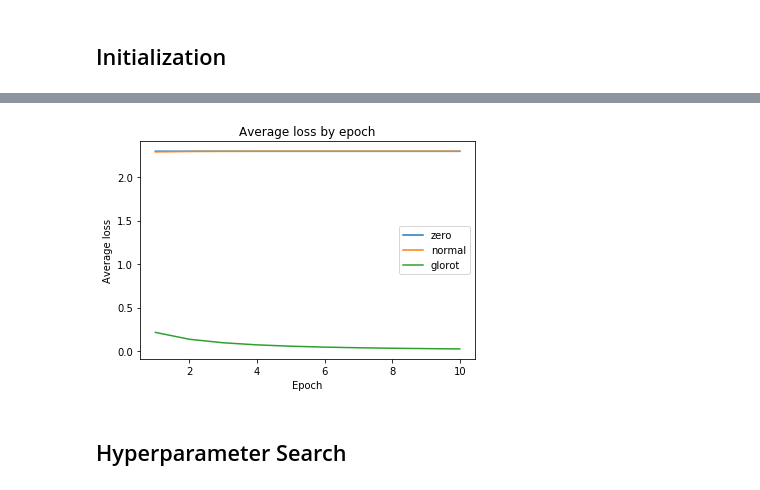
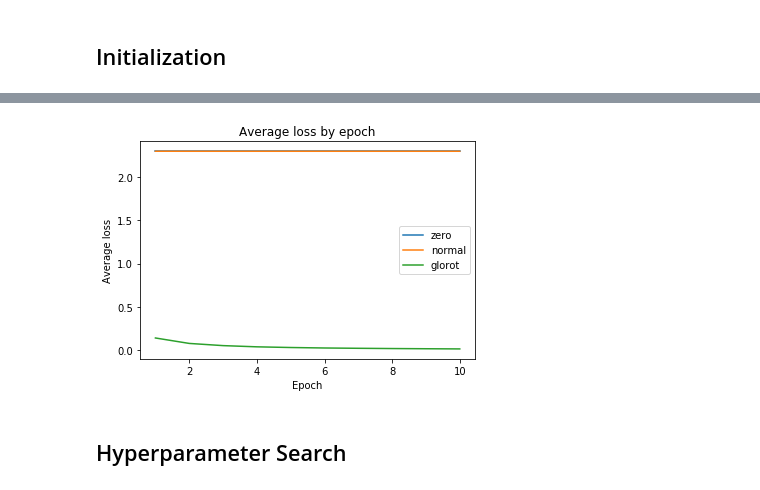
Before and after one commit to LaurenceDupont/ift6135-assignments, a Jupyter notebook: assignment1/problem1.ipynb, the cells around one changed output, grey strips where cells are left out. Cells and saved outputs as stored; diff of their text form; code cells hidden in the pictures.

```diff
--- a/assignment1/problem1.ipynb
+++ b/assignment1/problem1.ipynb
@@ -231,11 +228,10 @@ class NN(object):
 ## Initialization
 # %%
 for weight_mode in ["zero", "normal", "glorot"]:
-#for weight_mode in ["glorot"]:
     print(weight_mode)
     nn = NN(hidden_dims=(800,300),weight_mode=weight_mode, mode="ReLU")
-    train_info = nn.train(X_train, y_train, epochs = 10, mini_batch_size=100, learning_rate = 0.001, lr_decay = 0.5)
-    plt.plot(np.arange(1,11,1), train_info["average_losses"], label=weight_mode)
+    train_info = nn.train(X_train, y_train, X_valid, y_valid, epochs = 10, mini_batch_size=100, learning_rate = 0.001, lr_decay = 0.5)
+    plt.plot(np.arange(1,11,1), train_info["train_loss"], label=weight_mode)
     print()
 
 plt.title("Average loss by epoch")
@@ -279,4 +277,4 @@ normal
-[figure, old version]
+[figure, new version]
 # %% [markdown]
 ## Hyperparameter Search
 # %%
```
Also changed, not shown: parts of 7 cells of this notebook.
